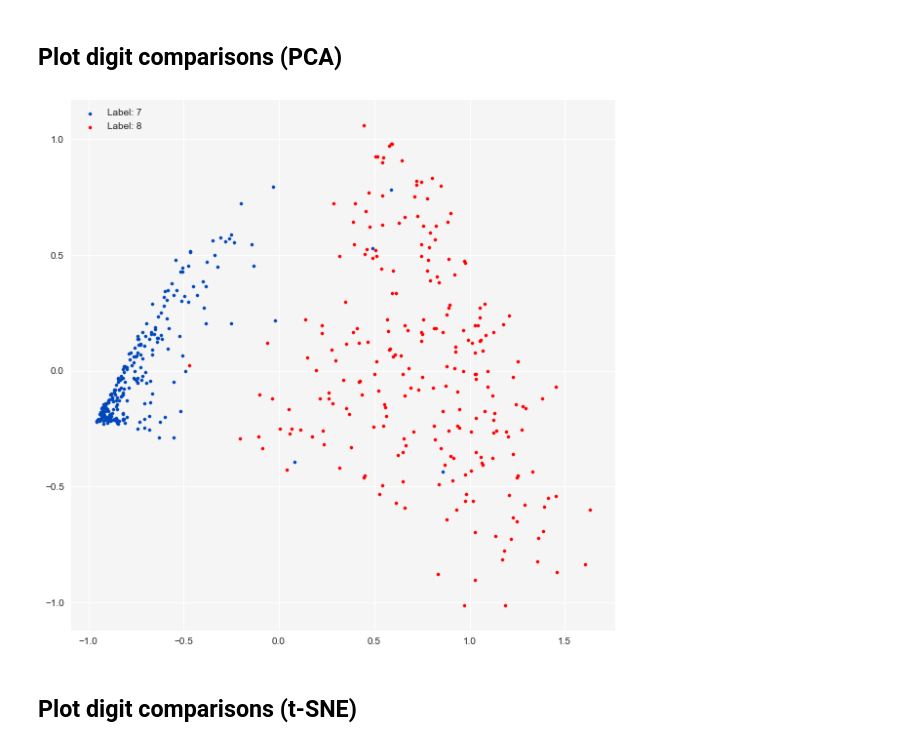
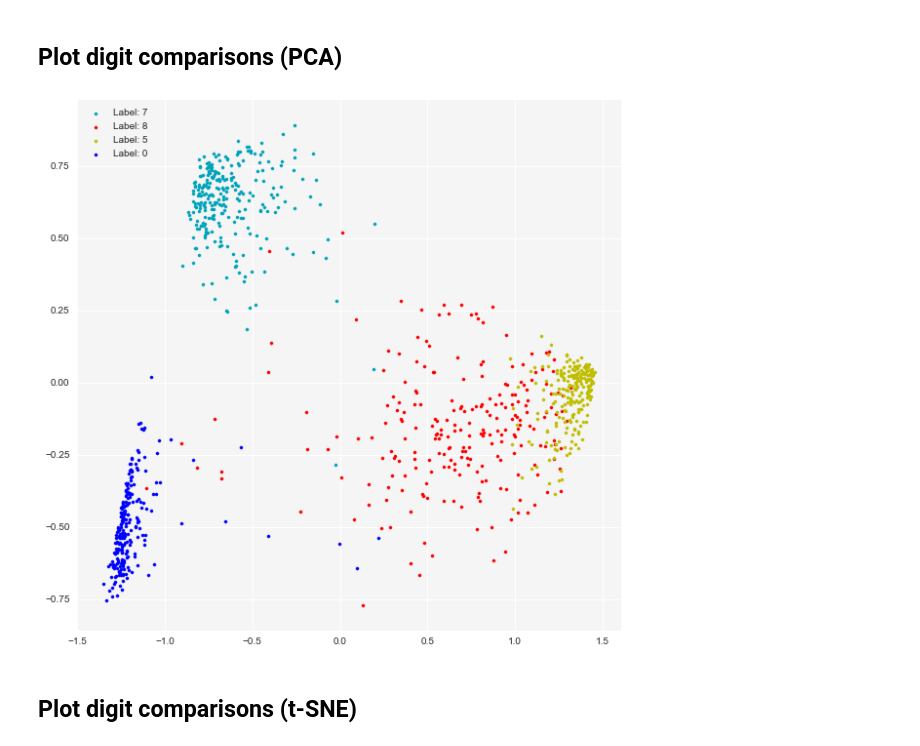
Before and after one commit to polzounov/gatenet, a Jupyter notebook: Gatenet/visualize_gates.ipynb, the cells around one changed output. Drawn from its saved outputs; the diff is of its cells as text; code cells hidden in the pictures.

```diff
--- a/Gatenet/visualize_gates.ipynb
+++ b/Gatenet/visualize_gates.ipynb
@@ -11,4 +11,4 @@ from sklearn.decomposition import PCA
 
 sns.set(font_scale=1, context='notebook')
 matplotlib.rcParams['figure.figsize'] = 10,10
-plt.rcParams['axes.facecolor'] = '#f5f5f5f5'
+plt.rcParams['axes.facecolor'] = '#f5f5f5'
@@ -95,7 +93,7 @@ def visualize_model(gates_reshaped, labels, model):
     y = labels
 
     # Add more colors if doing something other than MNIST
-    colors = ['b','g','#00FFFF','c','m','y','k','#0048BA','r','#F4C2C2']
+    colors = ['b','g','#00FFFF','c','m','y','k','#00A4BA','r','#F4C2C2']
 
     fig = plt.figure()
     ax1 = fig.add_subplot(111)
@@ -108,30 +106,31 @@ def visualize_model(gates_reshaped, labels, model):
     plt.show()
 
 
-def visualize_comparison(gates_reshaped, labels, model, a=7, b=8):
-    y = labels
-    # Comparing a and b
-    maska = y == a
-    maskb = y == b
-    reshapeda = gates_reshaped[maska]
-    num_a = len(reshapeda) # number of 'a's (used below for scatterplot)
-    reshapedb = gates_reshaped[maskb]
-    rab = np.concatenate((reshapeda, reshapedb), axis=0)
+def visualize_comparison(gates_reshaped, labels, model, digits=[7,8]):
+    '''
+    Same as visualize model but only plots certain digits
+    '''
+    mask = labels == digits[0]
+    for digit in digits:
+        mask_digit = labels == digit
+        mask = mask | mask_digit
 
-    '''
-    print(rab.shape)
-    print(reshapeda.shape)
-    print(reshapedb.shape)
-    print(num_a)
-    '''
+    gates_reshaped_masked = gates_reshaped[mask, :]
+    labels_masked = labels[mask]
 
-    xab = model.fit_transform(rab)
+    x = model.fit_transform(gates_reshaped_masked)
+    y = labels_masked
+
+    # Add more colors if doing something other than MNIST
+    colors = ['b','g','#00FFFF','c','m','y','k','#00A4BA','r','#F4C2C2']
 
     fig = plt.figure()
     ax1 = fig.add_subplot(111)
 
-    ax1.scatter(xab[:num_a,0], xab[:num_a,1], s=10, c='#0048BA', label='Label: '+str(a))
-    ax1.scatter(xab[num_a:,0], xab[num_a:,1], s=10, c='r', label='Label: '+str(b))
+    for i in (digits):
+        mask_i = y == i
+        x_i = x[mask_i]
+        ax1.scatter(x_i[:,0], x_i[:,1], s=10, c=colors[i], label='Label: '+str(i))
     plt.legend(loc='upper left');
     plt.show()
 # %% [markdown]
@@ -200,9 +199,9 @@ visualize_model(gates_reshaped, labels, TSNE(verbose=100))
 ## Plot digit comparisons (PCA)
 # %%
 # Visualize the comparison between a and b (with PCA)
-visualize_comparison(gates_reshaped, labels, PCA(), a=7, b=8)
+visualize_comparison(gates_reshaped, labels, PCA(), digits=[7,8,5,0])
 # %% [output]
-[figure, old version]
+[figure, new version]
 # %% [markdown]
 ## Plot digit comparisons (t-SNE)
 # %%
```
Also changed, not shown: parts of 18 cells of this notebook.
